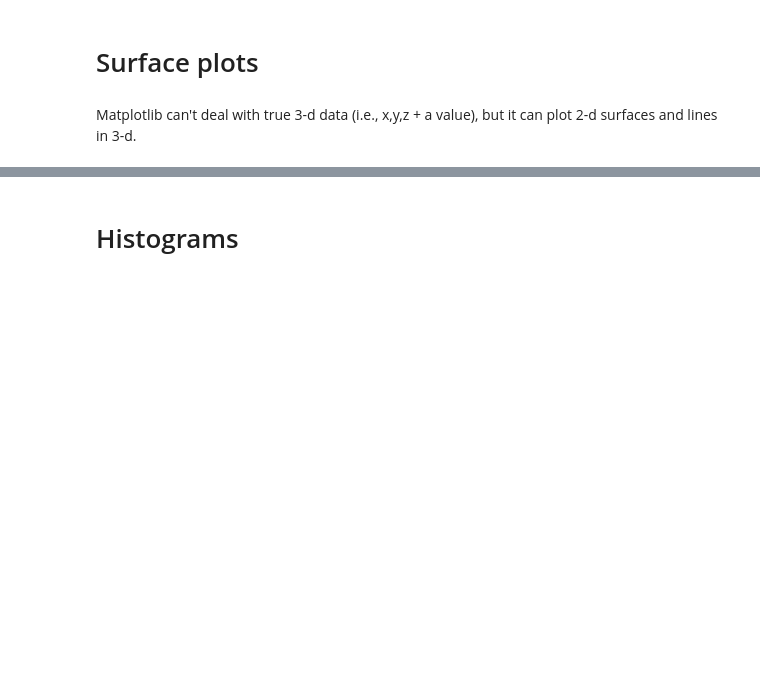
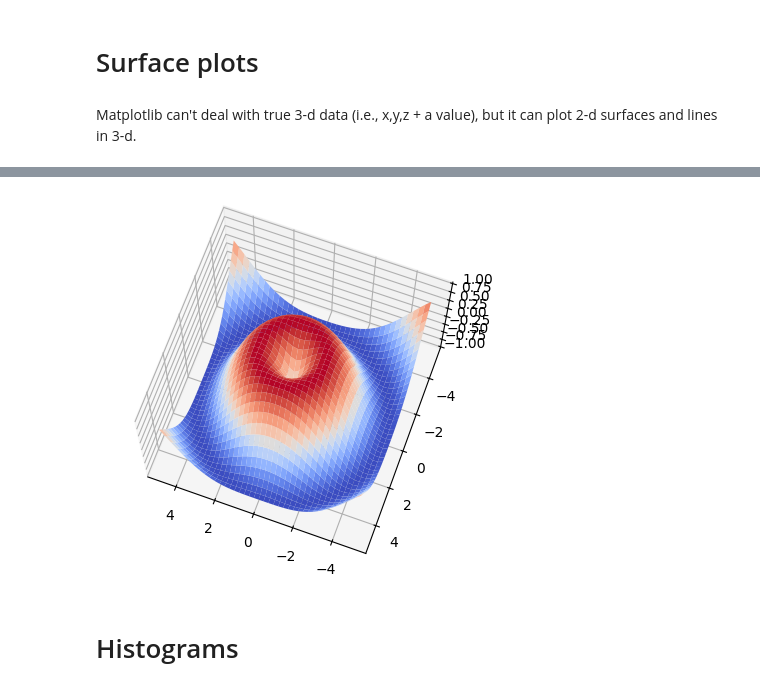
Before and after one commit to dgerosa/scientificcomputing_bicocca_2025, a Jupyter notebook: lectures/L03_matplotlib.ipynb, the cells around one changed output, grey strips where cells are left out. Drawn from its saved outputs; the diff is of its cells as text; code cells hidden in the pictures; blank space fills up the shorter version.

```diff
--- a/lectures/L03_matplotlib.ipynb
+++ b/lectures/L03_matplotlib.ipynb
@@ -388,18 +391,20 @@ ax.plot(x,y,z)
 # %%
 fig = plt.figure()
 ax = plt.axes(projection="3d")
 
 X = np.arange(-5,5, 0.25)
 Y = np.arange(-5,5, 0.25)
 X, Y = np.meshgrid(X, Y)
 R = np.sqrt(X**2 + Y**2)
 Z = np.sin(R)
 
 surf = ax.plot_surface(X, Y, Z, rstride=1, cstride=1, cmap="coolwarm")
 
 # and the view (note: most interactive backends will allow you to rotate this freely)
-ax.azim = 90
-ax.elev = 40
+ax.azim = 110
+ax.elev = 70
+# %% [output]
+[figure, added]
 # %% [markdown]
 # Histograms
 # %% [markdown]
```
Also changed, not shown: parts of 12 cells of this notebook.
